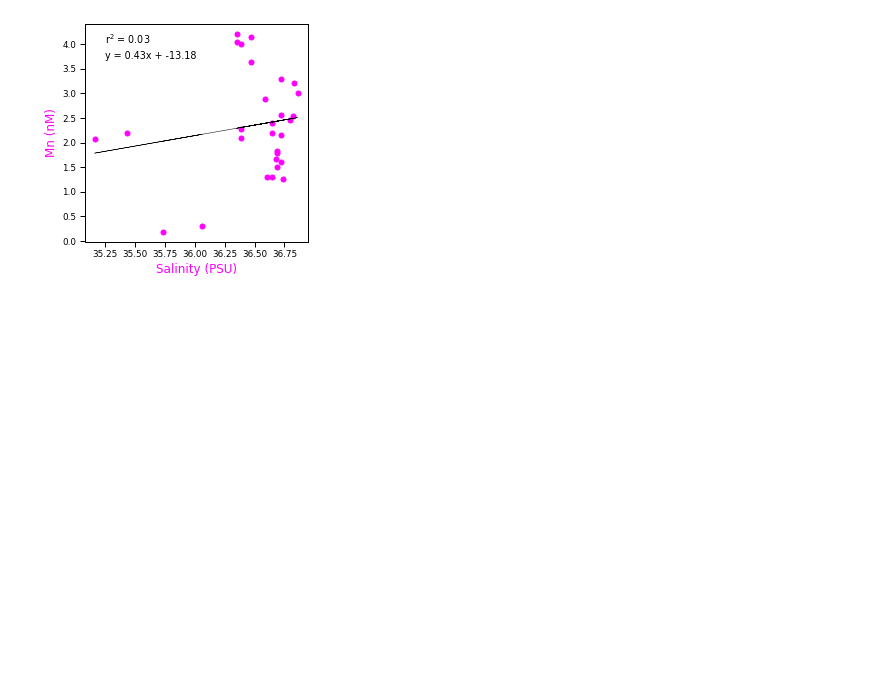
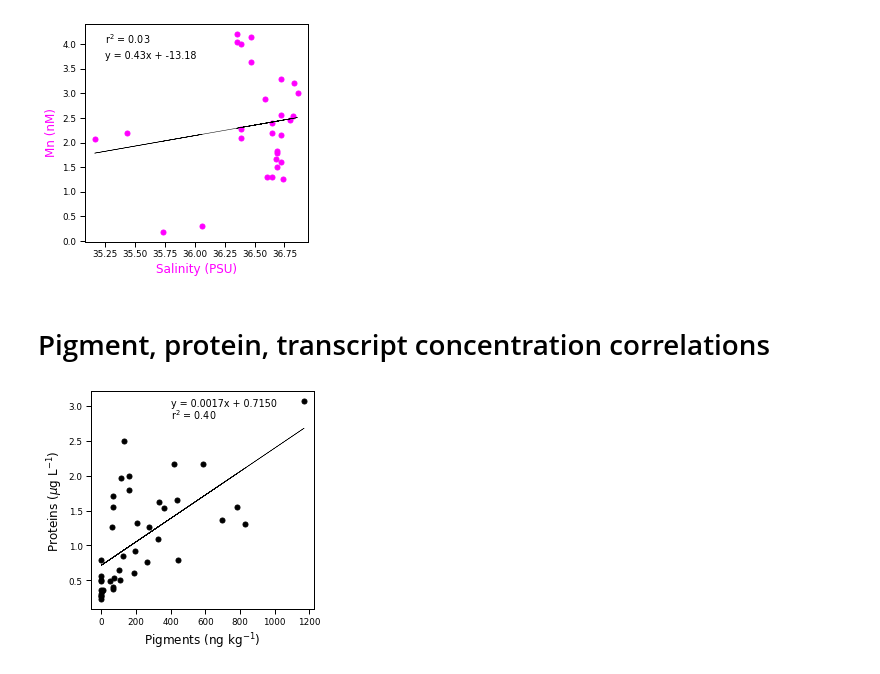
Before and after one commit to cnatalie/BATS, a Jupyter notebook: profiles.ipynb, the cells around one changed output. Drawn from its saved outputs; the diff is of its cells as text; code cells hidden in the pictures; blank space fills up the shorter version.

```diff
--- a/profiles.ipynb
+++ b/profiles.ipynb
@@ -874,3 +874,39 @@ ax1.annotate('y = ' + str("{:.2f}".format(m)) + 'x + ' + str("{:.2f}".format(b))
 fig.savefig('scatter_Mn.eps', format='eps', bbox_inches = "tight")
 # %% [output]
 [figure]
+# %% [markdown]
+# Pigment, protein, transcript concentration correlations
+# %%
+data = pd.read_csv('pigments_trans_prot.csv')
+
+#Proteins vs pigments
+subset = data[["Proteins(ug/L)", "Pigments(ng/kg)"]]
+fix = subset.dropna()
+
+#Add axis labels, connect the dots, invert the plot
+fig = plt.figure(figsize=(4,4))
+ax1 = fig.add_subplot(111)
+
+y = fix['Proteins(ug/L)']
+x = fix['Pigments(ng/kg)']
+
+#Change look of plot
+x1_color = 'black'
+font_size = 12
+
+# plot
+fig1 = ax1.plot(x, y, 'o', color=x1_color, linewidth=2, markersize=5, data=fix)
+
+#axes labels
+#ax1.set_xlabel('Depth (m)', fontsize=font_size)
+ax1.set_xlabel('Pigments (ng kg$^{-1}$)', color=x1_color, fontsize=font_size)
+ax1.set_ylabel('Proteins ($\mu$g L$^{-1}$)', color=x1_color, fontsize=font_size)
+
+import scipy.stats
+m, b, r_value, p_value, std_err = scipy.stats.linregress(x, y)
+ax1.plot(x, m*x+b, '-', color='black', linewidth=0.5)
+ax1.annotate('r$^2$ = ' + str("{:.2f}".format(r_value**2)), xy=(400,2.8))
+ax1.annotate('y = ' + str("{:.4f}".format(m)) + 'x + ' + str("{:.4f}".format(b)), xy=(400,3))
+fig.savefig('prot_pigment.eps', format='eps', bbox_inches = "tight")
+# %% [output]
+[figure, added]
```
Also changed, not shown: parts of 2 cells of this notebook, 1 other file.
